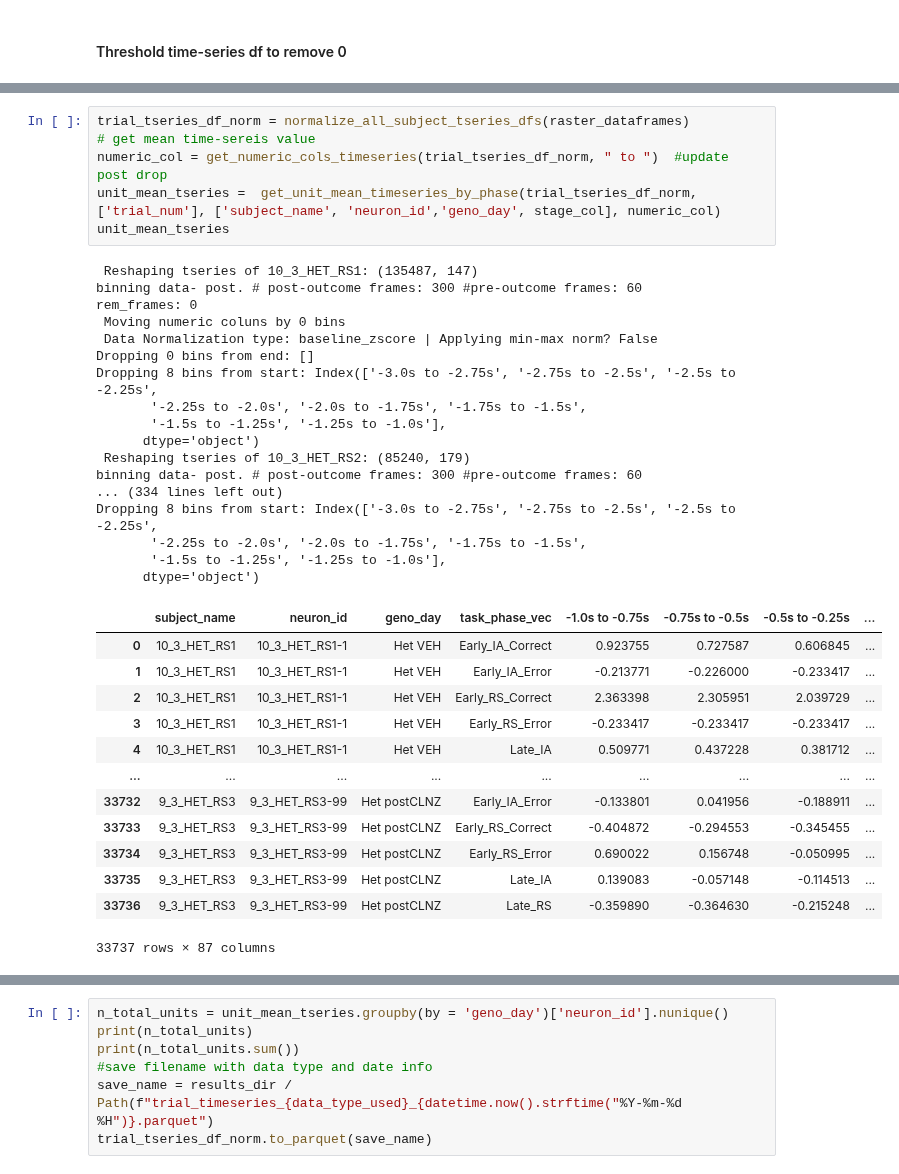
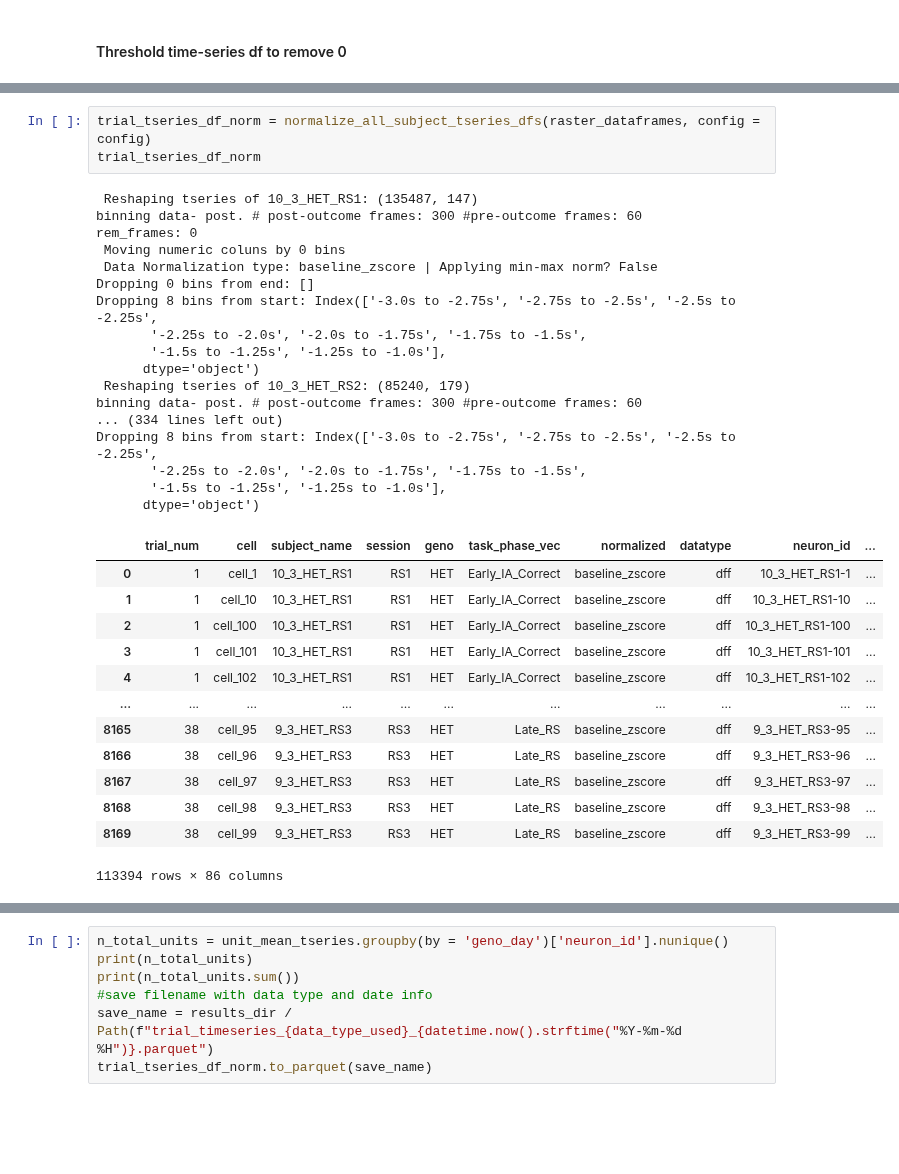
Before and after one commit to cjohnsoncruz/dlx56_mPFC_1p_SohalLab, a Jupyter notebook: code/preprocess matlab data v6_modular.ipynb, the cells around one changed output, grey strips where cells are left out. Drawn from its saved outputs; the diff is of its cells as text; blank space fills up the shorter version.

```diff
--- a/code/preprocess matlab data v6_modular.ipynb
+++ b/code/preprocess matlab data v6_modular.ipynb
@@ -1014,39 +904,36 @@ def normalize_all_subject_tseries_dfs(raster_base_dfs: Dict[str, pd.DataFrame],
     trial_tseries_df_norm = pd.concat(raster_timeseries)
     return trial_tseries_df_norm
 # %%
-trial_tseries_df_norm = normalize_all_subject_tseries_dfs(raster_dataframes)
-# get mean time-sereis value
-numeric_col = get_numeric_cols_timeseries(trial_tseries_df_norm, " to ")  #update post drop
-unit_mean_tseries =  get_unit_mean_timeseries_by_phase(trial_tseries_df_norm,['trial_num'], ['subject_name', 'neuron_id','geno_day', stage_col], numeric_col)
-unit_mean_tseries
+trial_tseries_df_norm = normalize_all_subject_tseries_dfs(raster_dataframes, config = config)
+trial_tseries_df_norm
 # %% [output]
  Reshaping tseries of 10_3_HET_RS1: (135487, 147)
 binning data- post. # post-outcome frames: 300 #pre-outcome frames: 60
 rem_frames: 0
  Moving numeric coluns by 0 bins
  Data Normalization type: baseline_zscore | Applying min-max norm? False
 Dropping 0 bins from end: []
 Dropping 8 bins from start: Index(['-3.0s to -2.75s', '-2.75s to -2.5s', '-2.5s to -2.25s',
        '-2.25s to -2.0s', '-2.0s to -1.75s', '-1.75s to -1.5s',
        '-1.5s to -1.25s', '-1.25s to -1.0s'],
       dtype='object')
  Reshaping tseries of 10_3_HET_RS2: (85240, 179)
 binning data- post. # post-outcome frames: 300 #pre-outcome frames: 60
 ... (334 lines left out)
 Dropping 8 bins from start: Index(['-3.0s to -2.75s', '-2.75s to -2.5s', '-2.5s to -2.25s',
        '-2.25s to -2.0s', '-2.0s to -1.75s', '-1.75s to -1.5s',
        '-1.5s to -1.25s', '-1.25s to -1.0s'],
       dtype='object')
-|  | subject_name | neuron_id | geno_day | task_phase_vec | -1.0s to -0.75s | -0.75s to -0.5s | -0.5s to -0.25s | ... |
-| 0 | 10_3_HET_RS1 | 10_3_HET_RS1-1 | Het VEH | Early_IA_Correct | 0.923755 | 0.727587 | 0.606845 | ... |
-| 1 | 10_3_HET_RS1 | 10_3_HET_RS1-1 | Het VEH | Early_IA_Error | -0.213771 | -0.226000 | -0.233417 | ... |
-| 2 | 10_3_HET_RS1 | 10_3_HET_RS1-1 | Het VEH | Early_RS_Correct | 2.363398 | 2.305951 | 2.039729 | ... |
-| 3 | 10_3_HET_RS1 | 10_3_HET_RS1-1 | Het VEH | Early_RS_Error | -0.233417 | -0.233417 | -0.233417 | ... |
-| 4 | 10_3_HET_RS1 | 10_3_HET_RS1-1 | Het VEH | Late_IA | 0.509771 | 0.437228 | 0.381712 | ... |
-| ... | ... | ... | ... | ... | ... | ... | ... | ... |
-| 33732 | 9_3_HET_RS3 | 9_3_HET_RS3-99 | Het postCLNZ | Early_IA_Error | -0.133801 | 0.041956 | -0.188911 | ... |
-| 33733 | 9_3_HET_RS3 | 9_3_HET_RS3-99 | Het postCLNZ | Early_RS_Correct | -0.404872 | -0.294553 | -0.345455 | ... |
-| 33734 | 9_3_HET_RS3 | 9_3_HET_RS3-99 | Het postCLNZ | Early_RS_Error | 0.690022 | 0.156748 | -0.050995 | ... |
-| 33735 | 9_3_HET_RS3 | 9_3_HET_RS3-99 | Het postCLNZ | Late_IA | 0.139083 | -0.057148 | -0.114513 | ... |
-| 33736 | 9_3_HET_RS3 | 9_3_HET_RS3-99 | Het postCLNZ | Late_RS | -0.359890 | -0.364630 | -0.215248 | ... |
+|  | trial_num | cell | subject_name | session | geno | task_phase_vec | normalized | datatype | neuron_id | ... |
+| 0 | 1 | cell_1 | 10_3_HET_RS1 | RS1 | HET | Early_IA_Correct | baseline_zscore | dff | 10_3_HET_RS1-1 | ... |
+| 1 | 1 | cell_10 | 10_3_HET_RS1 | RS1 | HET | Early_IA_Correct | baseline_zscore | dff | 10_3_HET_RS1-10 | ... |
+| 2 | 1 | cell_100 | 10_3_HET_RS1 | RS1 | HET | Early_IA_Correct | baseline_zscore | dff | 10_3_HET_RS1-100 | ... |
+| 3 | 1 | cell_101 | 10_3_HET_RS1 | RS1 | HET | Early_IA_Correct | baseline_zscore | dff | 10_3_HET_RS1-101 | ... |
+| 4 | 1 | cell_102 | 10_3_HET_RS1 | RS1 | HET | Early_IA_Correct | baseline_zscore | dff | 10_3_HET_RS1-102 | ... |
+| ... | ... | ... | ... | ... | ... | ... | ... | ... | ... | ... |
+| 8165 | 38 | cell_95 | 9_3_HET_RS3 | RS3 | HET | Late_RS | baseline_zscore | dff | 9_3_HET_RS3-95 | ... |
+| 8166 | 38 | cell_96 | 9_3_HET_RS3 | RS3 | HET | Late_RS | baseline_zscore | dff | 9_3_HET_RS3-96 | ... |
+| 8167 | 38 | cell_97 | 9_3_HET_RS3 | RS3 | HET | Late_RS | baseline_zscore | dff | 9_3_HET_RS3-97 | ... |
+| 8168 | 38 | cell_98 | 9_3_HET_RS3 | RS3 | HET | Late_RS | baseline_zscore | dff | 9_3_HET_RS3-98 | ... |
+| 8169 | 38 | cell_99 | 9_3_HET_RS3 | RS3 | HET | Late_RS | baseline_zscore | dff | 9_3_HET_RS3-99 | ... |
-33737 rows × 87 columns
+113394 rows × 86 columns
```
Also changed, not shown: parts of 13 cells of this notebook, 1 other file.
